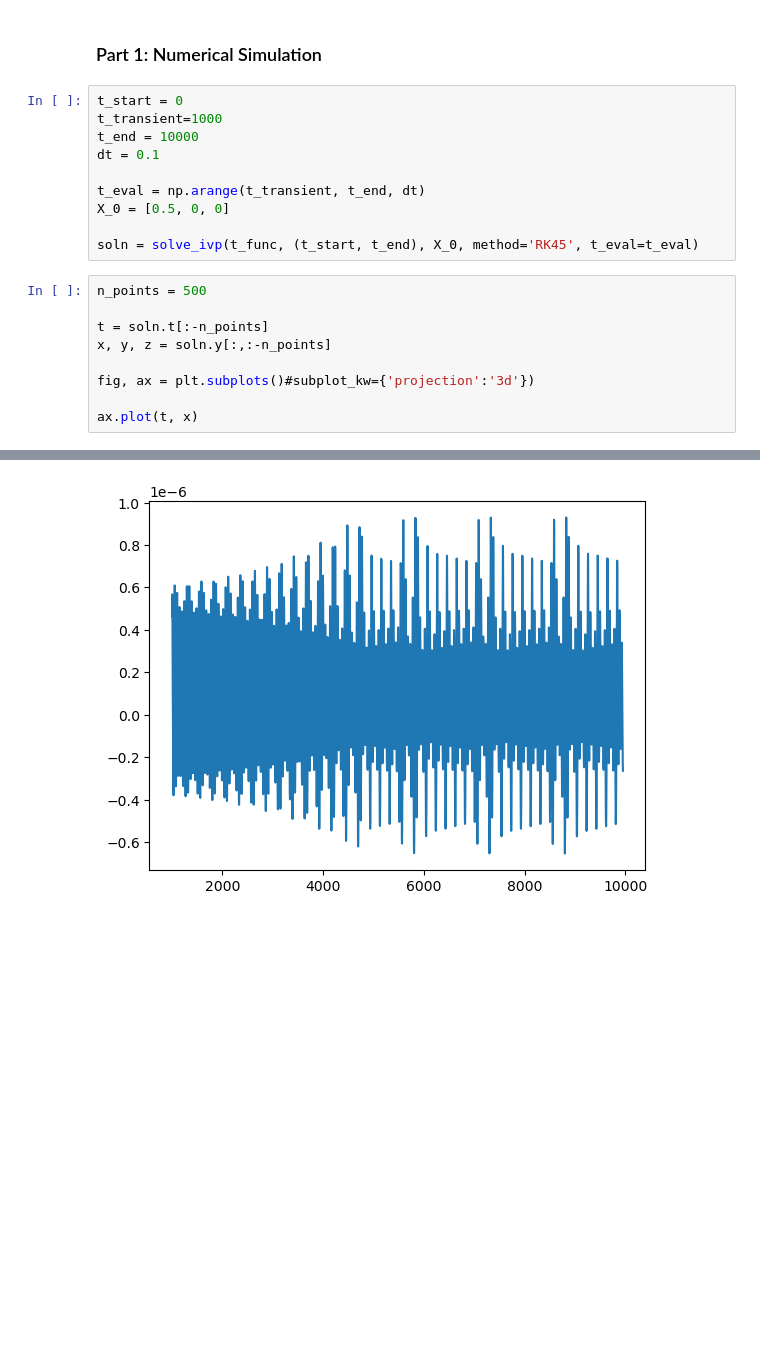
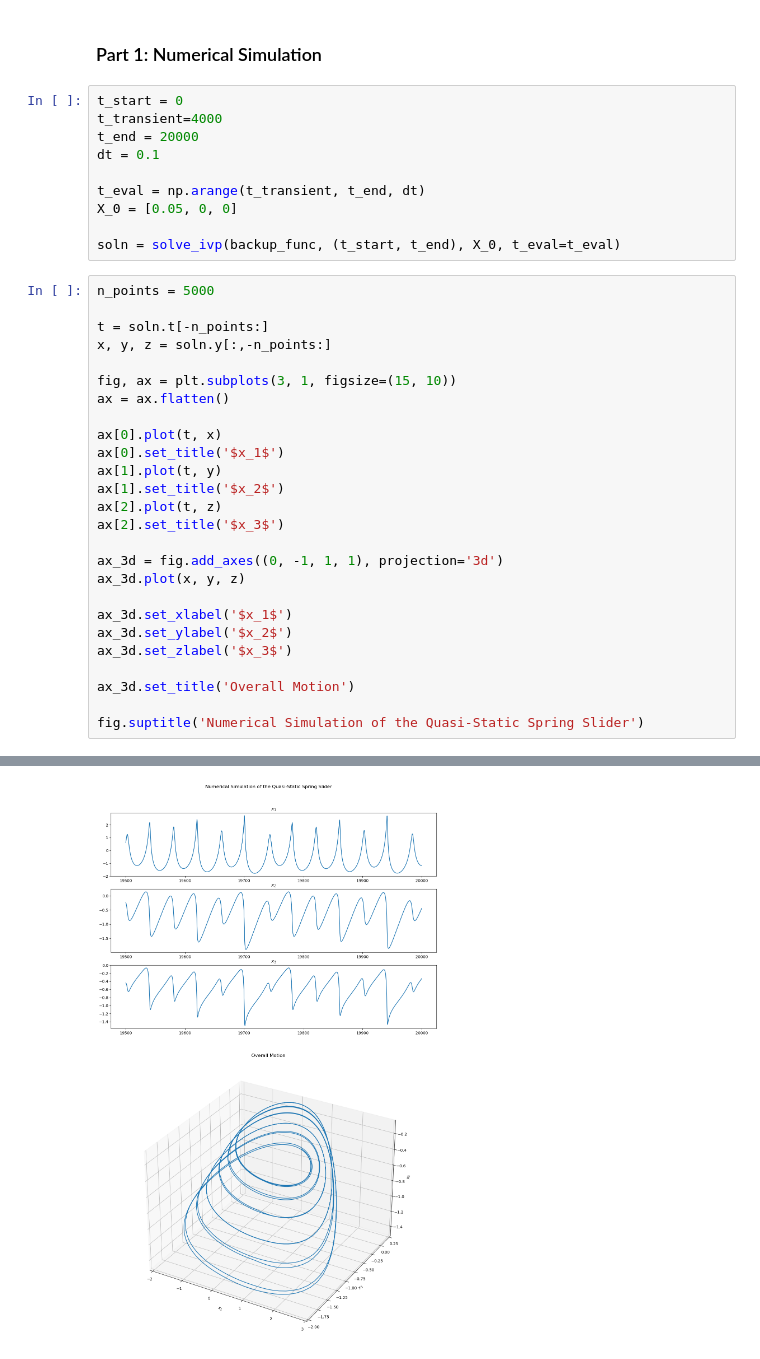
Before and after one commit to mlin706/CDA, a Jupyter notebook: O25 code/code_second_attempt.ipynb, the cells around one changed output, grey strips where cells are left out. Cells and saved outputs as stored; diff of their text form; blank space fills up the shorter version.

```diff
--- a/O25 code/code_second_attempt.ipynb
+++ b/O25 code/code_second_attempt.ipynb
@@ -91,21 +85,38 @@ def jacobian(input_vars, kappa=kappa, beta_1=beta_1, beta_2=beta_2, rho=rho):
 ### Part 1: Numerical Simulation
 # %%
 t_start = 0
-t_transient=1000
-t_end = 10000
+t_transient=4000
+t_end = 20000
 dt = 0.1
 
 t_eval = np.arange(t_transient, t_end, dt)
-X_0 = [0.5, 0, 0]
+X_0 = [0.05, 0, 0]
 
-soln = solve_ivp(t_func, (t_start, t_end), X_0, method='RK45', t_eval=t_eval)
+soln = solve_ivp(backup_func, (t_start, t_end), X_0, t_eval=t_eval)
 # %%
-n_points = 500
+n_points = 5000
 
-t = soln.t[:-n_points]
-x, y, z = soln.y[:,:-n_points]
+t = soln.t[-n_points:]
+x, y, z = soln.y[:,-n_points:]
 
-fig, ax = plt.subplots()#subplot_kw={'projection':'3d'})
+fig, ax = plt.subplots(3, 1, figsize=(15, 10))
+ax = ax.flatten()
 
-ax.plot(t, x)
+ax[0].plot(t, x)
+ax[0].set_title('$x_1$')
+ax[1].plot(t, y)
+ax[1].set_title('$x_2$')
+ax[2].plot(t, z)
+ax[2].set_title('$x_3$')
+
+ax_3d = fig.add_axes((0, -1, 1, 1), projection='3d')
+ax_3d.plot(x, y, z)
+
+ax_3d.set_xlabel('$x_1$')
+ax_3d.set_ylabel('$x_2$')
+ax_3d.set_zlabel('$x_3$')
+
+ax_3d.set_title('Overall Motion')
+
+fig.suptitle('Numerical Simulation of the Quasi-Static Spring Slider')
 # %% [output]
@@ -113 +124 @@ ax.plot(t, x)
-[figure, old version]
+[figure, new version]
```
Also changed, not shown: parts of 6 cells of this notebook.
